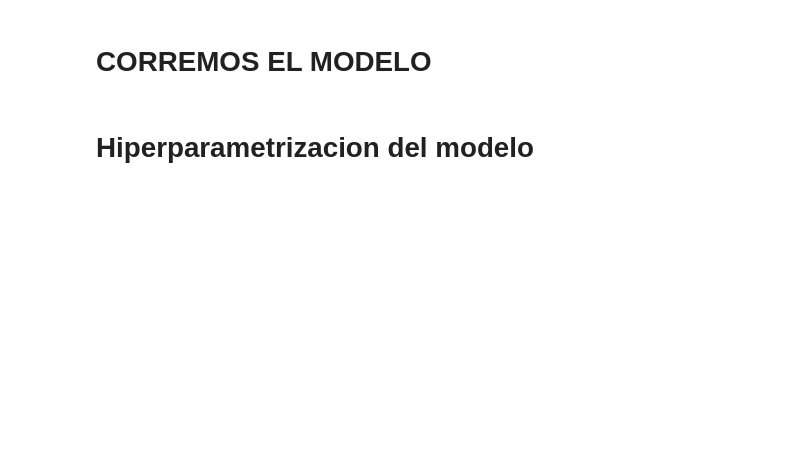
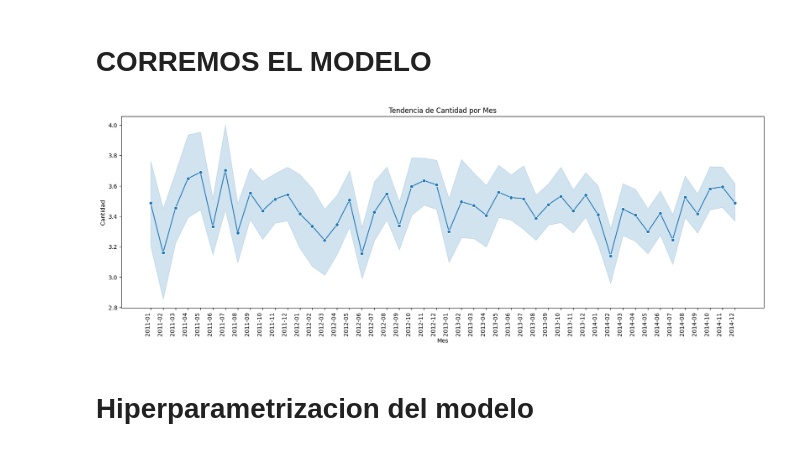
Before and after one commit to 4GeeksAcademy/FINAL_GLOBAL_SUPERSTORE, a Jupyter notebook: src/explore.ipynb, the cells around one changed output. Saved outputs shown, nothing was run; the diff lists cells and outputs as text; code cells hidden in the pictures; blank space fills up the shorter version.

```diff
--- a/src/explore.ipynb
+++ b/src/explore.ipynb
@@ -353,7 +353,3 @@ plt.show()
 # %%
 df = df.drop('sub-category', axis =1)
 import pandas as pd
-# %%
-# Convertir la columna
-df['order_month'] = pd.to_datetime(df['order_month'],format='%y-%m')
-df.info()
@@ -395,7 +371,18 @@ y = df['quantity']
 x_train , x_test , y_train , y_test = train_test_split(x,y,test_size=0.2,random_state=42)
 # %% [markdown]
 # CORREMOS EL MODELO
-# %%
-df["order_month"] = pd.to_datetime(df.order_month, format = "%b").dt.month
+# %%
+plt.figure(figsize=(20, 6))
+sns.lineplot(data=df, x='order_month', y='quantity', marker='o')
+
+# Títulos y etiquetas
+plt.title('Tendencia de Cantidad por Mes')
+plt.xlabel('Mes')
+plt.ylabel('Cantidad')
+plt.xticks(rotation=90, ha='right')
+
+plt.show()
+# %% [output]
+[figure, added]
 # %% [markdown]
 # Hiperparametrizacion del modelo
```
Also changed, not shown: parts of 1 cell of this notebook.
